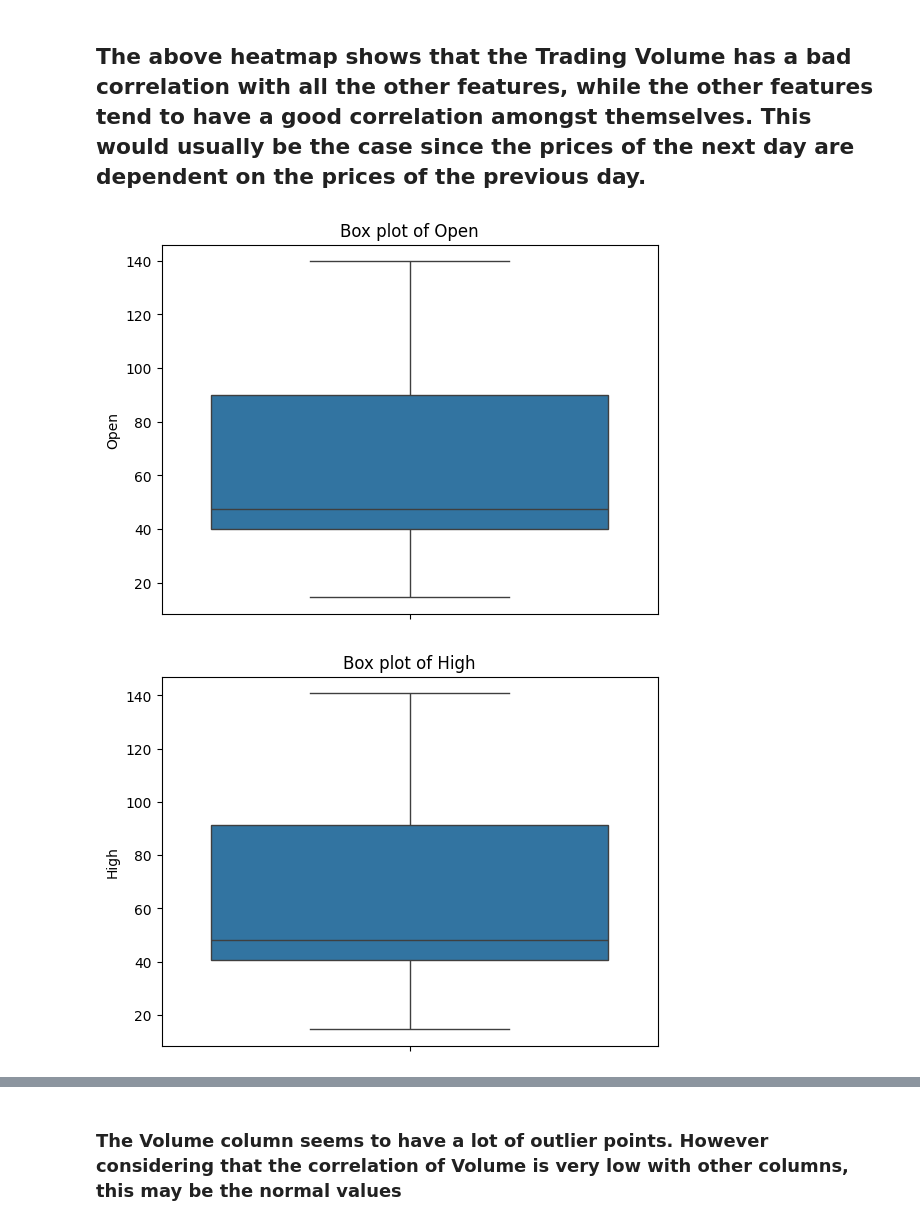
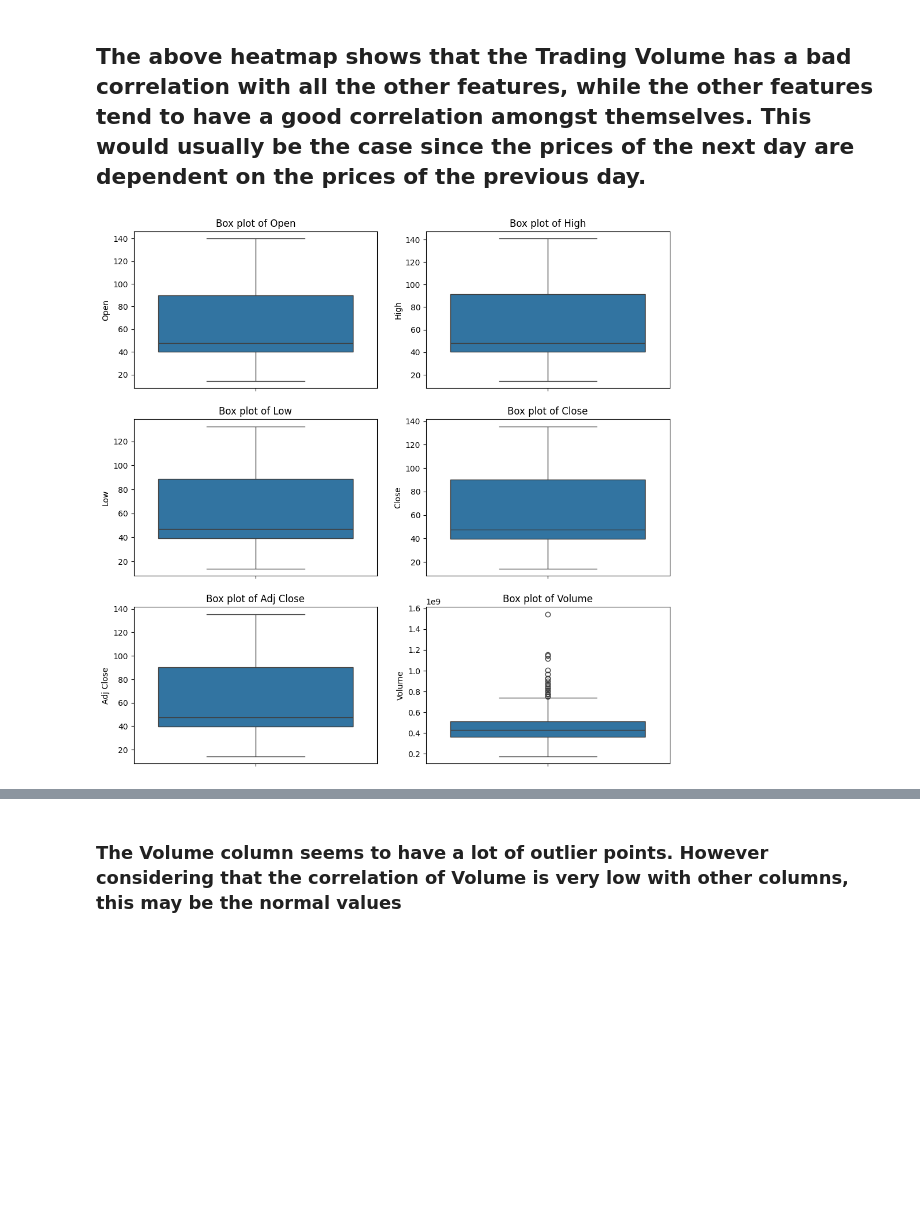
Before and after one commit to OswinDsilva/DataVisualisation_Lab_Assignments, a Jupyter notebook: Case Study/Week10-11_CaseStudy_240905268.ipynb, the cells around one changed output, grey strips where cells are left out. Saved outputs shown, nothing was run; the diff lists cells and outputs as text; code cells hidden in the pictures; blank space fills up the shorter version.

Commit message:
Updated box plots

```diff
--- a/Case Study/Week10-11_CaseStudy_240905268.ipynb
+++ b/Case Study/Week10-11_CaseStudy_240905268.ipynb
@@ -105,12 +105,13 @@ plt.show()
 ## The above heatmap shows that the Trading Volume has a bad correlation with all the other features, while the other features tend to have a good correlation amongst themselves. This would usually be the case since the prices of the next day are dependent on the prices of the previous day.
 # %%
 # Box plot to gauge the data
-
+fig, axBox = plt.subplots(3,2,figsize = (12,12))
+axBox = axBox.flatten()
+var_plot_num = 0
 for col in ['Open','High','Low','Close','Adj Close','Volume']:
-    plt.figure()
-    sns.boxplot(data = var_dfStocks[col])
-    plt.title(f"Box plot of {col}")
-    plt.show()
+    sns.boxplot(data = var_dfStocks[col], ax = axBox[var_plot_num])
+    axBox[var_plot_num].set_title(f"Box plot of {col}")
+    var_plot_num += 1
+plt.show()
 # %% [output]
-[figure, old version]
+[figure, new version]
-[figure, removed]
```
Also changed, not shown: parts of 1 cell of this notebook.
